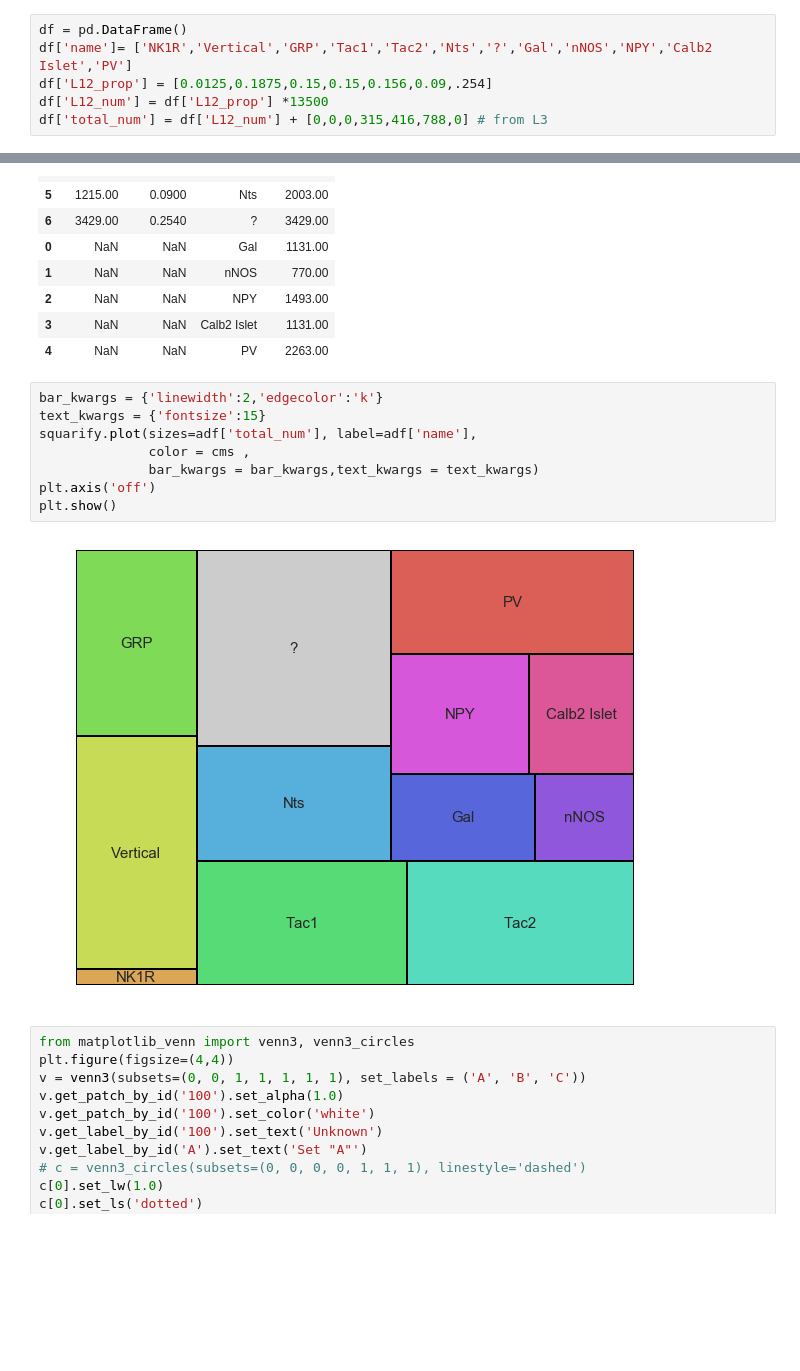
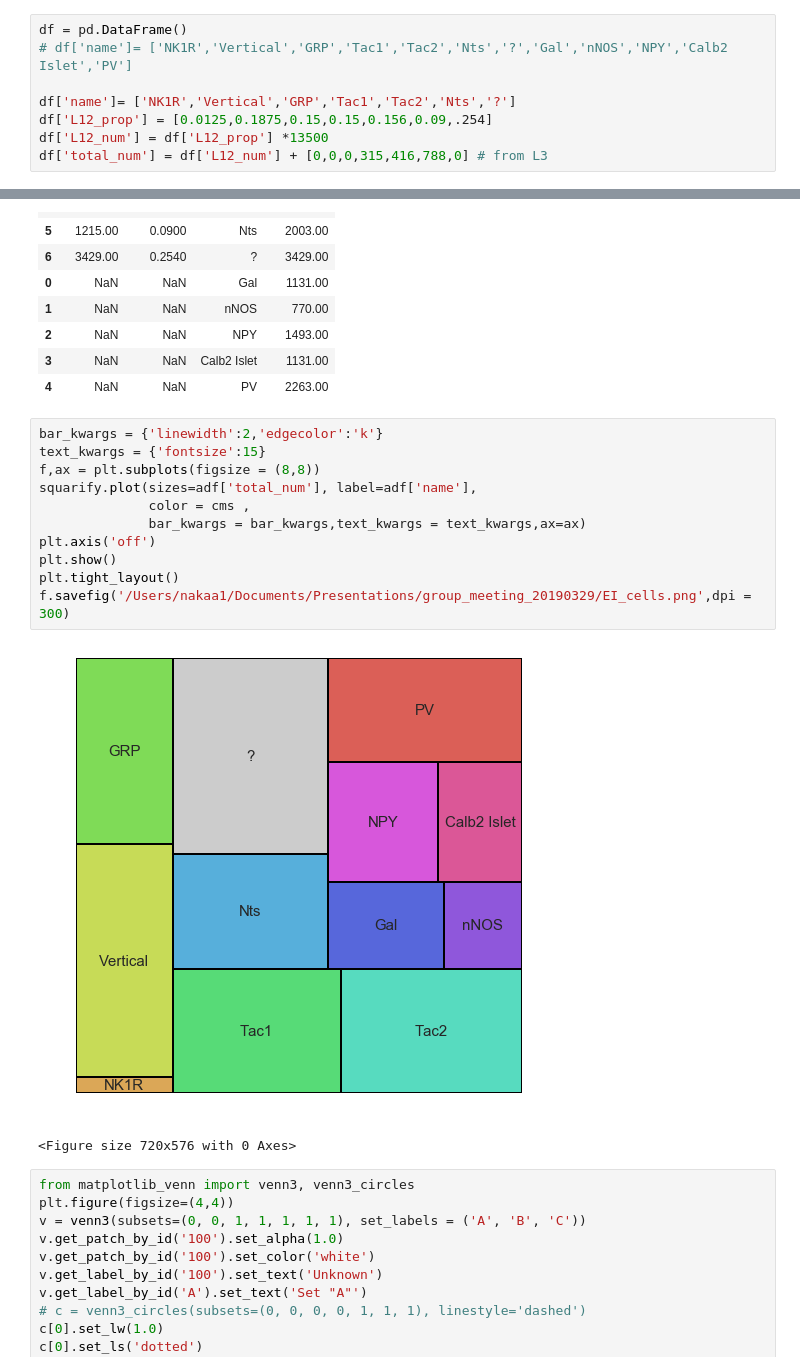
Before and after one commit to ANaka/dh_model, a Jupyter notebook: cell_type_sets.ipynb, the cells around one changed output, grey strips where cells are left out. Drawn from its saved outputs; the diff is of its cells as text; blank space fills up the shorter version.

```diff
--- a/cell_type_sets.ipynb
+++ b/cell_type_sets.ipynb
@@ -105,7 +109,9 @@ sns.palplot(cms)
 [figure]
 # %%
 df = pd.DataFrame()
-df['name']= ['NK1R','Vertical','GRP','Tac1','Tac2','Nts','?','Gal','nNOS','NPY','Calb2 Islet','PV']
+# df['name']= ['NK1R','Vertical','GRP','Tac1','Tac2','Nts','?','Gal','nNOS','NPY','Calb2 Islet','PV']
+
+df['name']= ['NK1R','Vertical','GRP','Tac1','Tac2','Nts','?']
 df['L12_prop'] = [0.0125,0.1875,0.15,0.15,0.156,0.09,.254]
 df['L12_num'] = df['L12_prop'] *13500
 df['total_num'] = df['L12_num'] + [0,0,0,315,416,788,0] # from L3
@@ -170,13 +176,17 @@ adf
 # %%
 bar_kwargs = {'linewidth':2,'edgecolor':'k'}
 text_kwargs = {'fontsize':15}
+f,ax = plt.subplots(figsize = (8,8))
 squarify.plot(sizes=adf['total_num'], label=adf['name'],
               color = cms ,
-              bar_kwargs = bar_kwargs,text_kwargs = text_kwargs)
+              bar_kwargs = bar_kwargs,text_kwargs = text_kwargs,ax=ax)
 plt.axis('off')
 plt.show()
+plt.tight_layout()
+f.savefig('/Users/nakaa1/Documents/Presentations/group_meeting_20190329/EI_cells.png',dpi = 300)
 # %% [output]
-[figure, old version]
+[figure, new version]
+<Figure size 720x576 with 0 Axes>
 # %%
 from matplotlib_venn import venn3, venn3_circles
 plt.figure(figsize=(4,4))
```
Also changed, not shown: parts of 6 cells of this notebook, 5 other files.
